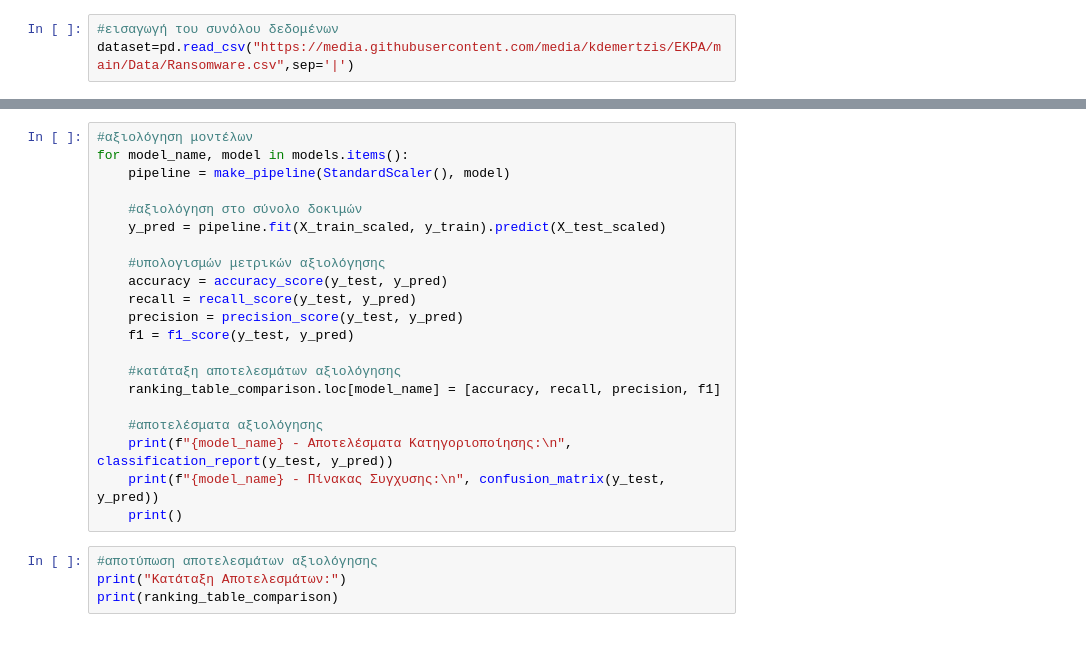
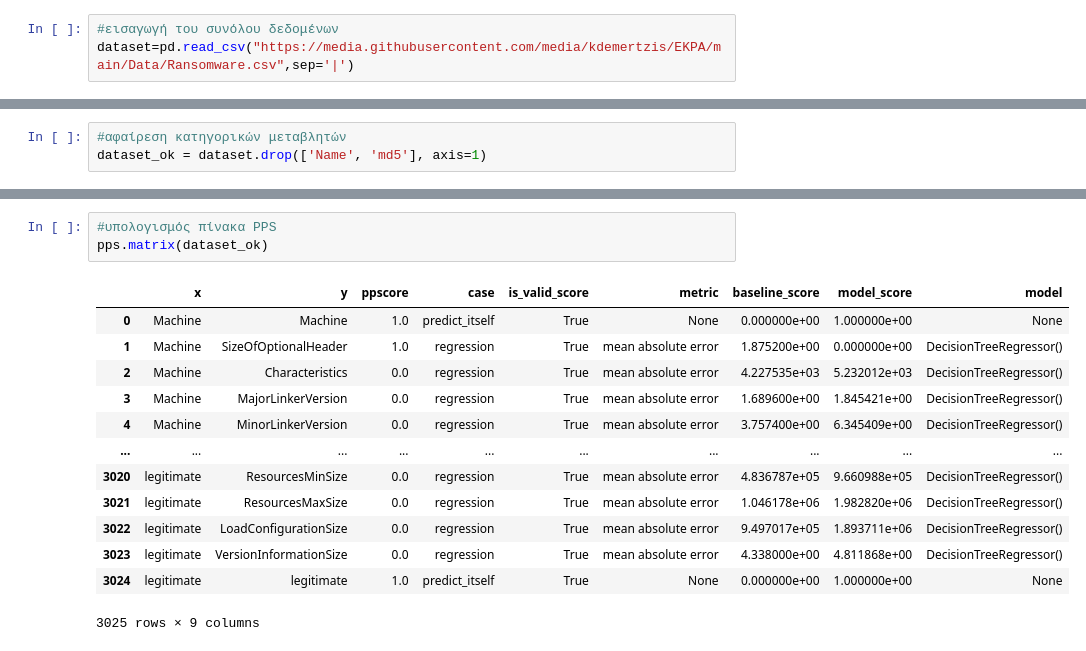
Before and after one commit to ntzo-ai/EKPA-exams, a Jupyter notebook: Ransomware_modified.ipynb, the cells around one changed output, grey strips where cells are left out. Cells and saved outputs as stored; diff of their text form.

```diff
--- a/Ransomware_modified.ipynb
+++ b/Ransomware_modified.ipynb
@@ -42,0 +62,3 @@ dataset
+# %%
+#αφαίρεση κατηγορικών μεταβλητών
+dataset_ok = dataset.drop(['Name', 'md5'], axis=1)
@@ -195,25 +100,17 @@ ranking_table_comparison = pd.DataFrame(columns=['Accuracy', 'Recall', 'Precisio
-# %%
-#αξιολόγηση μοντέλων
-for model_name, model in models.items():
-    pipeline = make_pipeline(StandardScaler(), model)
-
-    #αξιολόγηση στο σύνολο δοκιμών
-    y_pred = pipeline.fit(X_train_scaled, y_train).predict(X_test_scaled)
-
-    #υπολογισμών μετρικών αξιολόγησης
-    accuracy = accuracy_score(y_test, y_pred)
-    recall = recall_score(y_test, y_pred)
-    precision = precision_score(y_test, y_pred)
-    f1 = f1_score(y_test, y_pred)
-
-    #κατάταξη αποτελεσμάτων αξιολόγησης
-    ranking_table_comparison.loc[model_name] = [accuracy, recall, precision, f1]
-
-    #αποτελέσματα αξιολόγησης
-    print(f"{model_name} - Αποτελέσματα Κατηγοριοποίησης:\n", classification_report(y_test, y_pred))
-    print(f"{model_name} - Πίνακας Συγχυσης:\n", confusion_matrix(y_test, y_pred))
-    print()
-# %%
-#αποτύπωση αποτελεσμάτων αξιολόγησης
-print("Κατάταξη Αποτελεσμάτων:")
-print(ranking_table_comparison)
+# %%
+#υπολογισμός πίνακα PPS
+pps.matrix(dataset_ok)
+# %% [output]
+|  | x | y | ppscore | case | is_valid_score | metric | baseline_score | model_score | model |
+| 0 | Machine | Machine | 1.0 | predict_itself | True | None | 0.000000e+00 | 1.000000e+00 | None |
+| 1 | Machine | SizeOfOptionalHeader | 1.0 | regression | True | mean absolute error | 1.875200e+00 | 0.000000e+00 | DecisionTreeRegressor() |
+| 2 | Machine | Characteristics | 0.0 | regression | True | mean absolute error | 4.227535e+03 | 5.232012e+03 | DecisionTreeRegressor() |
+| 3 | Machine | MajorLinkerVersion | 0.0 | regression | True | mean absolute error | 1.689600e+00 | 1.845421e+00 | DecisionTreeRegressor() |
+| 4 | Machine | MinorLinkerVersion | 0.0 | regression | True | mean absolute error | 3.757400e+00 | 6.345409e+00 | DecisionTreeRegressor() |
+| ... | ... | ... | ... | ... | ... | ... | ... | ... | ... |
+| 3020 | legitimate | ResourcesMinSize | 0.0 | regression | True | mean absolute error | 4.836787e+05 | 9.660988e+05 | DecisionTreeRegressor() |
+| 3021 | legitimate | ResourcesMaxSize | 0.0 | regression | True | mean absolute error | 1.046178e+06 | 1.982820e+06 | DecisionTreeRegressor() |
+| 3022 | legitimate | LoadConfigurationSize | 0.0 | regression | True | mean absolute error | 9.497017e+05 | 1.893711e+06 | DecisionTreeRegressor() |
+| 3023 | legitimate | VersionInformationSize | 0.0 | regression | True | mean absolute error | 4.338000e+00 | 4.811868e+00 | DecisionTreeRegressor() |
+| 3024 | legitimate | legitimate | 1.0 | predict_itself | True | None | 0.000000e+00 | 1.000000e+00 | None |
+3025 rows × 9 columns
```
Also changed, not shown: parts of 24 cells of this notebook.
